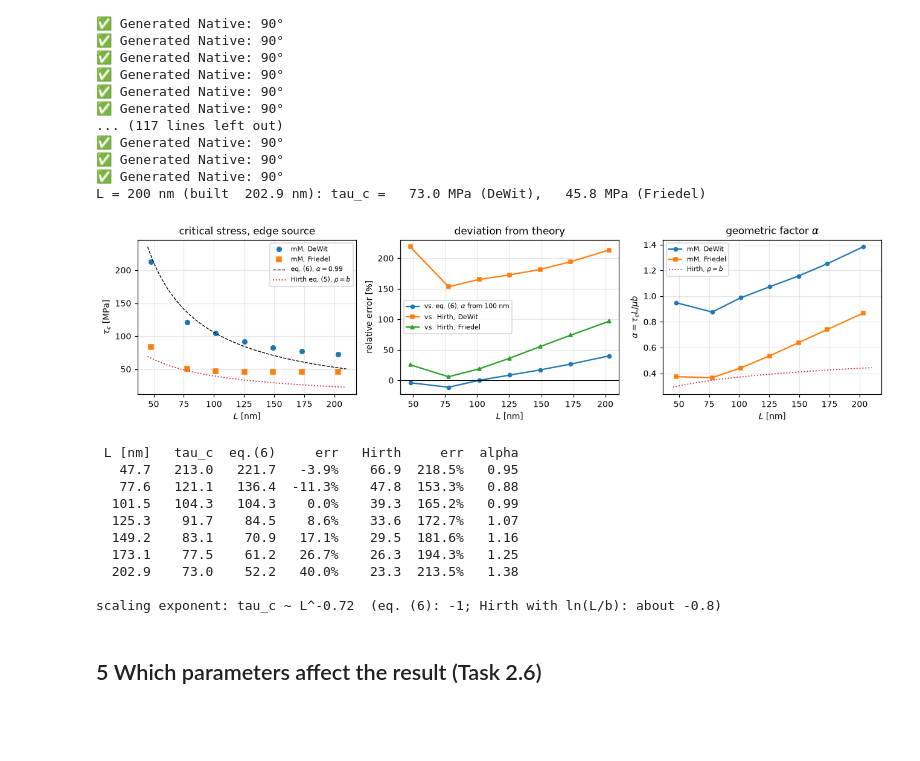
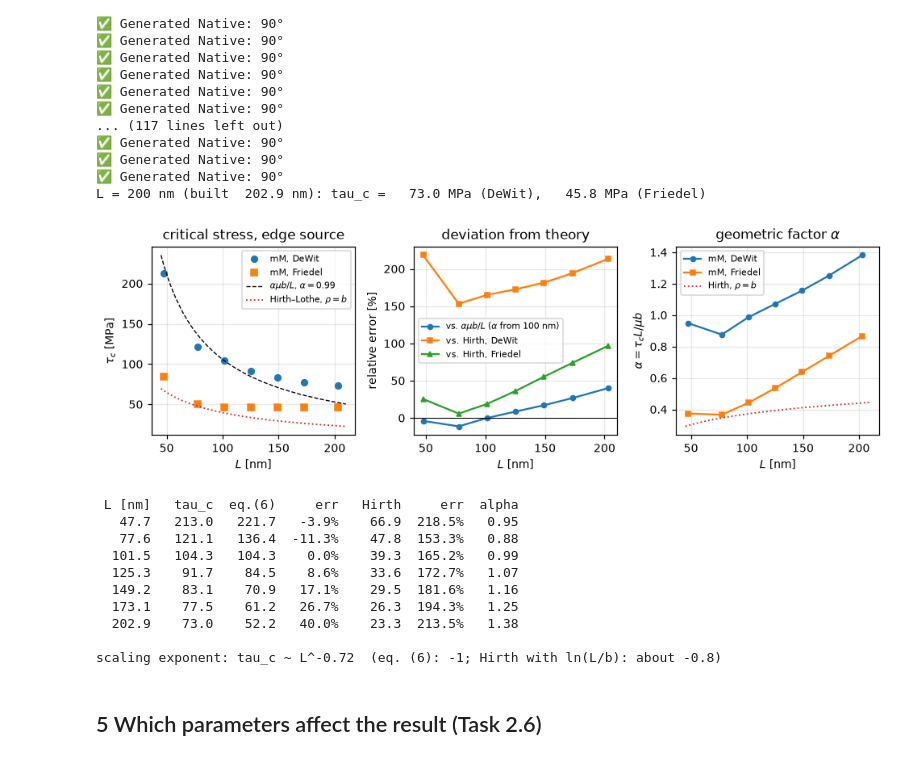
Before and after one commit to ali-elite/materials-simulation-practicals, a Jupyter notebook: Practical 3 - Discrete Dislocation Dynamics/ddd_frank_read.ipynb, the cells around one changed output. Saved outputs shown, nothing was run; the diff lists cells and outputs as text; code cells hidden in the pictures; blank space fills up the shorter version.

```diff
--- a/Practical 3 - Discrete Dislocation Dynamics/ddd_frank_read.ipynb
+++ b/Practical 3 - Discrete Dislocation Dynamics/ddd_frank_read.ipynb
@@ -174,7 +174,7 @@ estimate for the 100 nm edge source (mM values mu = 42 GPa, nu = 0.431):
 
 First a look at the two regimes, then the bisection.
 # %%
-fig, ax = plt.subplots(1, 2, figsize=(9.4, 3.2))
+fig, ax = plt.subplots(1, 2, figsize=(7.2, 2.8))
 for tau in (60, 95, 104, 106, 120, 200):
     r = run_mm(100, 90, tau)
     ax[0].semilogy(r[:, 0], np.maximum(r[:, 2], 1e-8), lw=1.1, label=f"{tau} MPa")
@@ -182,6 +182,8 @@ for tau in (60, 95, 104, 106, 120, 200):
 ax[0].set(xlabel="step", ylabel="plastic strain [%]", title="100 nm edge source, constant stress")
 ax[1].set(xlabel="step", ylabel="number of segments", yscale="log", title="line multiplication")
 ax[0].legend(fontsize=7, ncol=2)
+fig.tight_layout()
+fig.savefig("report/figures/fig_regimes.pdf", bbox_inches="tight")
 plt.show()
 # %% [output]
 ✅ Generated Native: 90°
@@ -279,38 +281,40 @@ La, tc, tcf = res_L[:, 1], res_L[:, 2], res_L[:, 3]
 tau_eq6 = ALPHA_100 * MU * B / La                       # eq. (6) with alpha from Task 1
 tau_h = tau_hirth(90, La)                               # eq. (5), rho = b
 alpha_L = tc * La / (MU * B)
 
-fig, ax = plt.subplots(1, 3, figsize=(12.0, 3.2))
+fig, ax = plt.subplots(1, 3, figsize=(9.0, 3.0))
 Lf = np.linspace(45, 210, 200)
 ax[0].plot(La, tc, "o", ms=5, label="mM, DeWit")
 ax[0].plot(La, tcf, "s", ms=5, label="mM, Friedel")
-ax[0].plot(Lf, ALPHA_100 * MU * B / Lf, "k--", lw=0.9, label=rf"eq. (6), $\alpha = {ALPHA_100:.2f}$")
-ax[0].plot(Lf, tau_hirth(90, Lf), "C3:", lw=1.2, label=r"Hirth eq. (5), $\rho = b$")
+ax[0].plot(Lf, ALPHA_100 * MU * B / Lf, "k--", lw=0.9, label=rf"$\alpha\mu b/L$, $\alpha = {ALPHA_100:.2f}$")
+ax[0].plot(Lf, tau_hirth(90, Lf), "C3:", lw=1.2, label=r"Hirth–Lothe, $\rho = b$")
 ax[0].set(xlabel="$L$ [nm]", ylabel=r"$\tau_c$ [MPa]", title="critical stress, edge source")
 ax[0].legend(fontsize=7)
 
-ax[1].plot(La, 100 * (tc - tau_eq6) / tau_eq6, "o-", ms=4, label=r"vs. eq. (6), $\alpha$ from 100 nm")
+ax[1].plot(La, 100 * (tc - tau_eq6) / tau_eq6, "o-", ms=4, label=r"vs. $\alpha\mu b/L$ ($\alpha$ from 100 nm)")
 ax[1].plot(La, 100 * (tc - tau_h) / tau_h, "s-", ms=4, label="vs. Hirth, DeWit")
 ax[1].plot(La, 100 * (tcf - tau_h) / tau_h, "^-", ms=4, label="vs. Hirth, Friedel")
 ax[1].axhline(0, color="k", lw=0.7)
 ax[1].set(xlabel="$L$ [nm]", ylabel="relative error [%]", title="deviation from theory")
 ax[1].legend(fontsize=7)
 
 ax[2].plot(La, alpha_L, "o-", ms=4, label="mM, DeWit")
 ax[2].plot(La, tcf * La / (MU * B), "s-", ms=4, label="mM, Friedel")
 ax[2].plot(Lf, alpha_hirth(90, Lf), "C3:", lw=1.2, label=r"Hirth, $\rho = b$")
 ax[2].set(xlabel="$L$ [nm]", ylabel=r"$\alpha = \tau_c L/\mu b$", title=r"geometric factor $\alpha$")
 ax[2].legend(fontsize=7)
+fig.tight_layout()
+fig.savefig("report/figures/fig_length.pdf", bbox_inches="tight")
 plt.show()
 
 print(f"{'L [nm]':>7s}{'tau_c':>8s}{'eq.(6)':>8s}{'err':>8s}{'Hirth':>8s}{'err':>8s}{'alpha':>7s}")
 for i in range(len(La)):
     print(f"{La[i]:7.1f}{tc[i]:8.1f}{tau_eq6[i]:8.1f}{100*(tc[i]-tau_eq6[i])/tau_eq6[i]:7.1f}%"
           f"{tau_h[i]:8.1f}{100*(tc[i]-tau_h[i])/tau_h[i]:7.1f}%{alpha_L[i]:7.2f}")
 p = np.polyfit(np.log(La), np.log(tc), 1)[0]
 print(f"\nscaling exponent: tau_c ~ L^{p:.2f}  (eq. (6): -1; Hirth with ln(L/b): about -0.8)")
 # %% [output]
-[figure, old version]
+[figure, new version]
  L [nm]   tau_c  eq.(6)     err   Hirth     err  alpha
    47.7   213.0   221.7   -3.9%    66.9  218.5%   0.95
    77.6   121.1   136.4  -11.3%    47.8  153.3%   0.88
```
Also changed, not shown: parts of 2 cells of this notebook, 6 other files.
